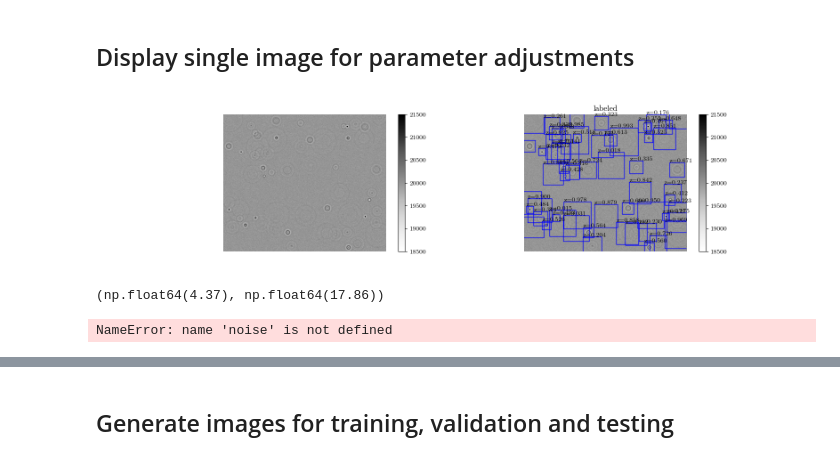
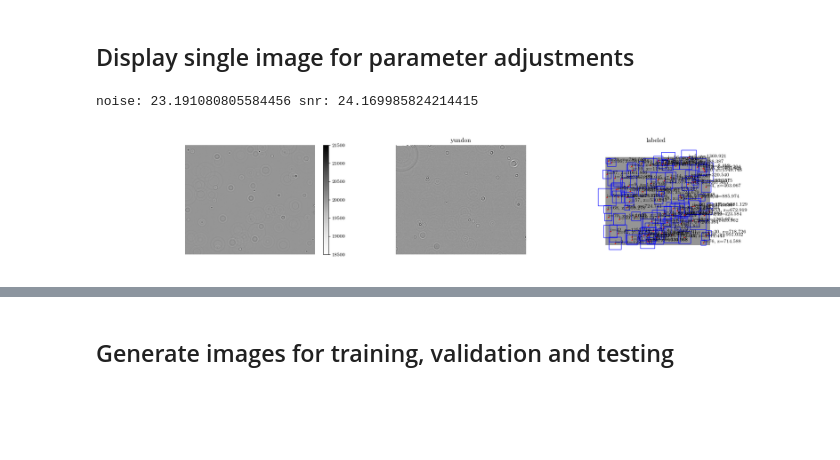
Before and after one commit to till-robert/YOLOtrack11, a Jupyter notebook: ImageGenerator.ipynb, the cells around one changed output, grey strips where cells are left out. Saved outputs shown, nothing was run; the diff lists cells and outputs as text; code cells hidden in the pictures; blank space fills up the shorter version.

```diff
--- a/ImageGenerator.ipynb
+++ b/ImageGenerator.ipynb
@@ -14,10 +14,17 @@ import os
 from tqdm import tqdm
 import yaml
 from importlib import reload  # Python 3.4+
+import pandas as pd
 
 import image_generator as ig
+import yundon_functions
 pi = np.pi
 from multiprocessing import Pool
 from PIL import Image
+from cv2 import resize
 %matplotlib widget
-plt.figure();
+import cv2
+
+def get_bbox(x,y,z):
+    bw =  bh = (np.abs(z-761)*0.21+55)/2
+    return x-0.5*bw, y-0.5*bh, bw, bh,
@@ -26,64 +31,75 @@ plt.figure();
 # %% [markdown]
 ## Display single image for parameter adjustments
 # %%
-n_list = [50,60]                            # Number of points in each class
+n_list = [30,90]                            # Number of points in each class
 
 label_list = ['Ripple']               # Class of points
 color_list = ['yellow']             # Color List for each class
 
-# parameters for ripple: [[[intensity], [unused], [z-values]]]
-ripple_params = [[[1,1], [None,None], [0,1567]]]
+ripple_params = {"label":"Ripple", "i":("gaussian", [0.75,0.25]), "z":[0,1567], "n":(30,90)}
+parameter_list = [ripple_params, ]
 
-parameter_list = [ripple_params]
 
-image_size = 545,646            # Dimension
-distance = 10               # Min distance between points
-offset = 10                 # Boundary padding
+image_size = 540,640            # Dimension
+distance = 0               # Min distance between points
+offset = 0               # Boundary padding
+
 reload(ig)
-objects = ig.getRandom_parallel(n_list, image_size, distance, offset, label_list, parameter_list,np.random.default_rng(), n_gaussian=False)
+objects = ig.getRandom(parameter_list, image_size)
+# objects=[]
+gt_yundon = yundon_functions.gt_yundon(100,)
+img_yundon = yundon_functions.open_yundon_img(100,)
+# for x,y,z in zip(*gt_yundon):
+#     z_index = ((z*400-200)/0.134 + 761).clip(0,1567)
+#     parameters = {"i":1, "z":z_index}
+#     objects.append({"x": x*(640-2*offset)+offset, "y": y*(540-2*offset)+offset,"label": "Ripple", **parameters})
+objects = pd.DataFrame(objects, )
 plt.close("all")
-noise_range = [90,110]
+noise_range = [40,80]
+snr_range = [1,30]
 # i_range = [1,1]
 plt.close("all")
-fig = plt.figure(figsize=(16,4))
+fig = plt.figure(figsize=(20,4))
 
-# plt.figure()
-bboxes, labels, params, image = ig.generateImage_parallel(objects, image_size, noise_range)
-
+plt.figure(1)
+image = ig.generateImage(objects, image_size, snr=snr_range)
 # image = image.clip(-50,50)
 # print(params)
 # plt.clf()
-ax = plt.subplot(1,2,1)
+ax = plt.subplot(1,3,1)
 ax.axis("off")
 bg = 2e4
 plt.imshow(image, cmap=cmaps["Grays"],vmin =bg-1500,vmax=bg+1500)
 # plt.imshow(noise, cmap=cmaps["Grays"])
 plt.colorbar()
 # plt.colorbar()
-ax = plt.subplot(1,2,2)
+ax = plt.subplot(1,3,2)
+plt.title("yundon")
+plt.imshow(img_yundon, cmap=cmaps["Grays"],vmin =bg-1500,vmax=bg+1500)
+plt.axis("off")
+ax = plt.subplot(1,3,3)
 plt.title("labeled")
+# plt.imshow(resize(np.array(img_yundon), image_size[::-1]), cmap=cmaps["Grays"],vmin =bg-1500,vmax=bg+1500)
 plt.imshow(image, cmap=cmaps["Grays"],vmin =bg-1500,vmax=bg+1500)
-plt.colorbar()
 # ax = fig.gca()
 # print(bboxes, labels,params)
 #plt.colorbar()
 # print(bboxes.shape)
-for bbox, label,pars in zip(bboxes, labels,params):
-    x, y = bbox[0:2]
-    x1, y1 = bbox[2:]
-    ax.add_patch(patches.Rectangle((x,y), x1-x, y1-y, linewidth=1, edgecolor="blue", facecolor='none'))
-    ax.annotate(f"z={pars/1567:.3f}", (x,y))
+for i,(x,y,z) in enumerate(objects[["x","y","z"]].values):
+    bx,by,bw,bh = get_bbox(x,y,z)
+    ax.add_patch(patches.Rectangle((bx,by),bw,bh, linewidth=1, edgecolor="blue", facecolor='none'))
+    ax.plot(x,y, "r.",ms=3)
+    ax.annotate(f"i={i}, z={z:.3f}", (x,y))
     # ax.legend()
     # ax.clear()
 ax.axis("off")
 plt.show()
+# plt.figure(figsize=(16,4))
+# plt.subplot(121)
+# plt.show()
+# plt.subplot(122)
+# # plt.imshow((np.array(gt_yundon[-1].resize((646,545)))-2e4)/(image-2e4),vmin=-1e4, vmax=1e4)
+# plt.colorbar()
 # %% [output]
+noise: 23.191080805584456 snr: 24.169985824214415
-[figure, old version]
+[figure, new version]
-# %%
-plt.figure(1).get_figheight(),plt.figure(1).get_figwidth()
-# %% [output]
-(np.float64(4.37), np.float64(17.86))
-# %%
-np.mean(noise**2)
-# %% [output]
-NameError: name 'noise' is not defined
```
Also changed, not shown: parts of 17 cells of this notebook, 1 other file.
